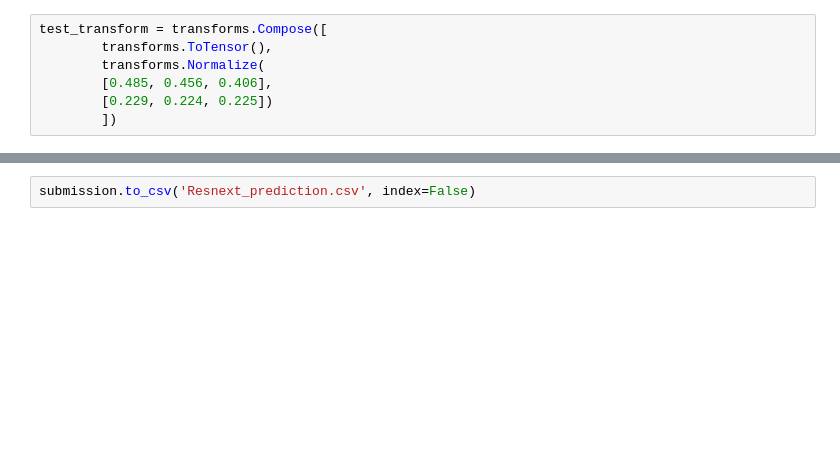
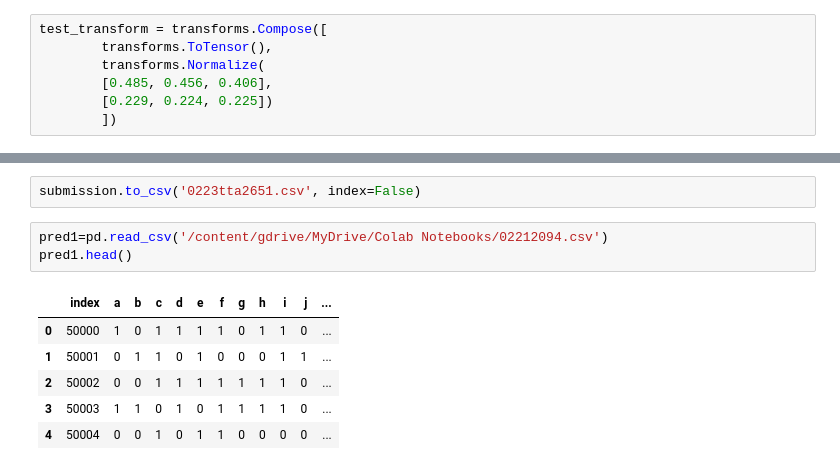
Before and after one commit to YBIGTA-VacationProject/DaconComputerVision, a Jupyter notebook: Joonkyo/project.ipynb, the cells around one changed output, grey strips where cells are left out. Drawn from its saved outputs; the diff is of its cells as text; blank space fills up the shorter version.

```diff
--- a/Joonkyo/project.ipynb
+++ b/Joonkyo/project.ipynb
@@ -338,2 +400,12 @@ submission
 # %%
-submission.to_csv('Resnext_prediction.csv', index=False)
+submission.to_csv('0223tta2651.csv', index=False)
+# %%
+pred1=pd.read_csv('/content/gdrive/MyDrive/Colab Notebooks/02212094.csv')
+pred1.head()
+# %% [output]
+|  | index | a | b | c | d | e | f | g | h | i | j | ... |
+| 0 | 50000 | 1 | 0 | 1 | 1 | 1 | 1 | 0 | 1 | 1 | 0 | ... |
+| 1 | 50001 | 0 | 1 | 1 | 0 | 1 | 0 | 0 | 0 | 1 | 1 | ... |
+| 2 | 50002 | 0 | 0 | 1 | 1 | 1 | 1 | 1 | 1 | 1 | 0 | ... |
+| 3 | 50003 | 1 | 1 | 0 | 1 | 0 | 1 | 1 | 1 | 1 | 0 | ... |
+| 4 | 50004 | 0 | 0 | 1 | 0 | 1 | 1 | 0 | 0 | 0 | 0 | ... |
```
Also changed, not shown: parts of 30 cells of this notebook.
